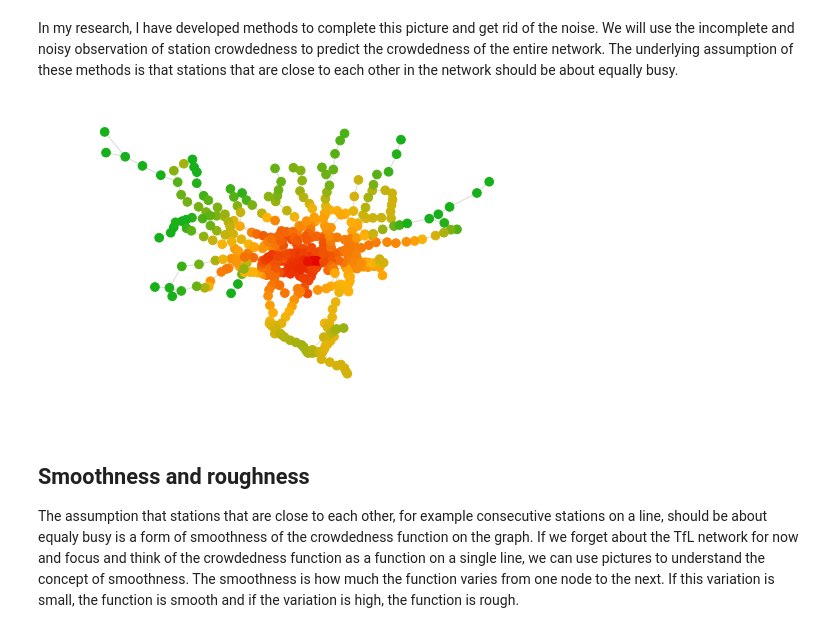
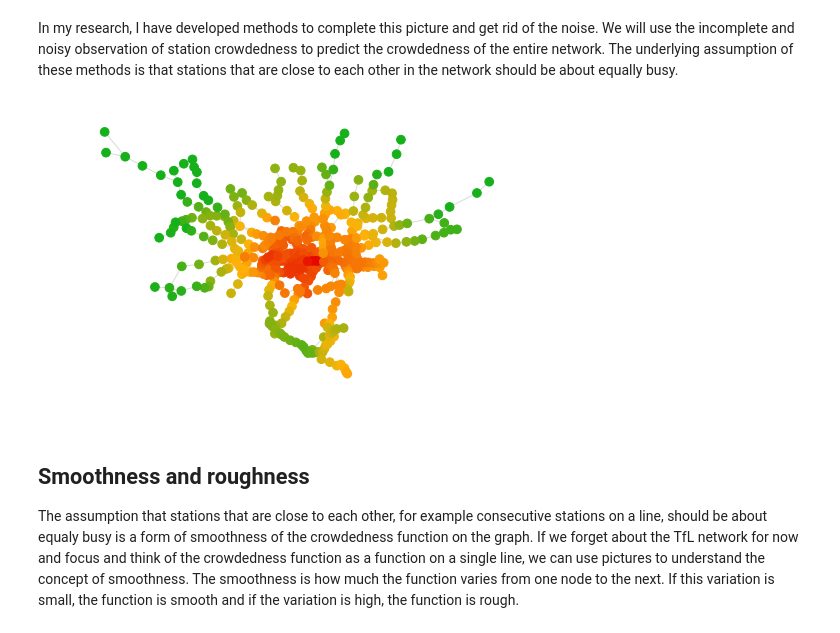
Before and after one commit to jarno35/thesis-presentation, a Jupyter notebook: thesis_presentation.ipynb, the cells around one changed output. Saved outputs shown, nothing was run; the diff lists cells and outputs as text; code cells hidden in the pictures.

```diff
--- a/thesis_presentation.ipynb
+++ b/thesis_presentation.ipynb
@@ -133,11 +39,11 @@ plot_network(tfl, coordinates, tfl_labels, colormap=rag_colormap(), vmin=4, vmax
 # %% [markdown]
 In my research, I have developed methods to complete this picture and get rid of the noise. We will use the incomplete and noisy observation of station crowdedness to predict the crowdedness of the entire network. The underlying assumption of these methods is that stations that are close to each other in the network should be about equally busy.
 # %%
-tfl_eigenvalues, tfl_basis = eigen_basis(tfl, 200)
+tfl_eigenvalues, tfl_basis = eigen_basis(tfl)
 tfl_estimate = estimate_labels(tfl_eigenvalues, tfl_basis, tfl_labels, 1e-6, 50)
 plot_network(tfl, coordinates, tfl_estimate, colormap=rag_colormap(), vmin=4, vmax=10)
 # %% [output]
-[figure, old version]
+[figure, new version]
 # %% [markdown]
 ## Smoothness and roughness
 
```
Also changed, not shown: parts of 13 cells of this notebook, 2 other files.
